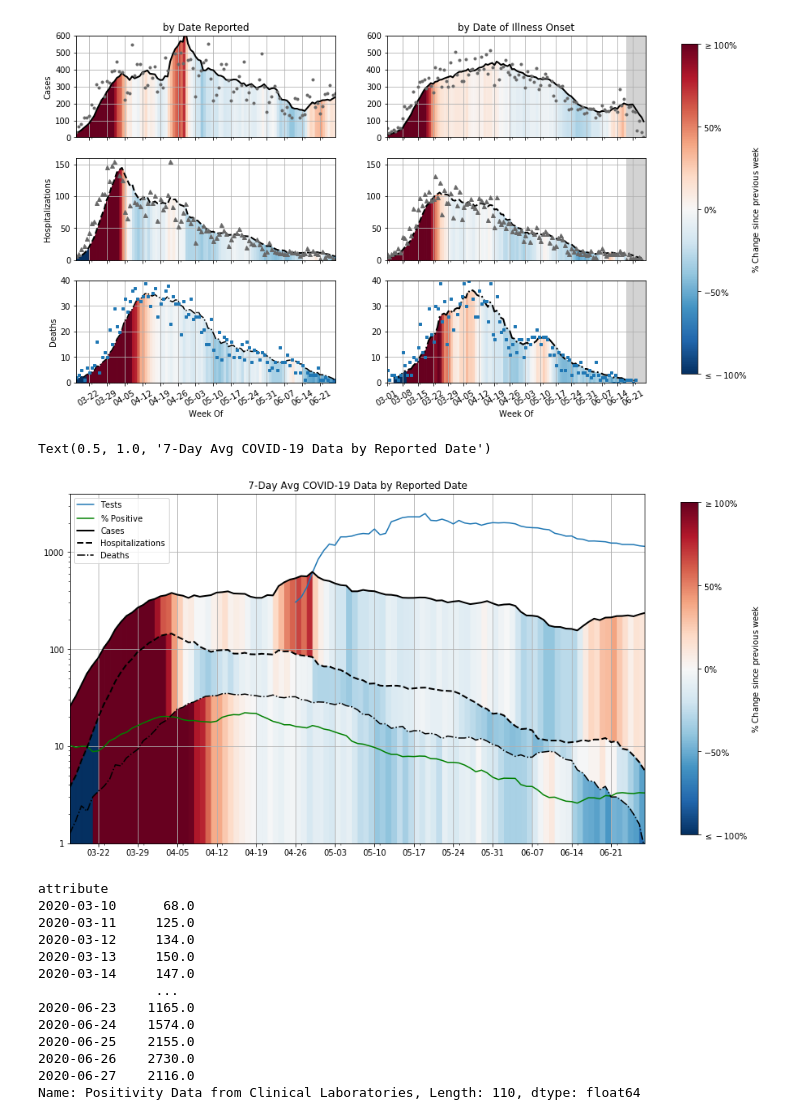
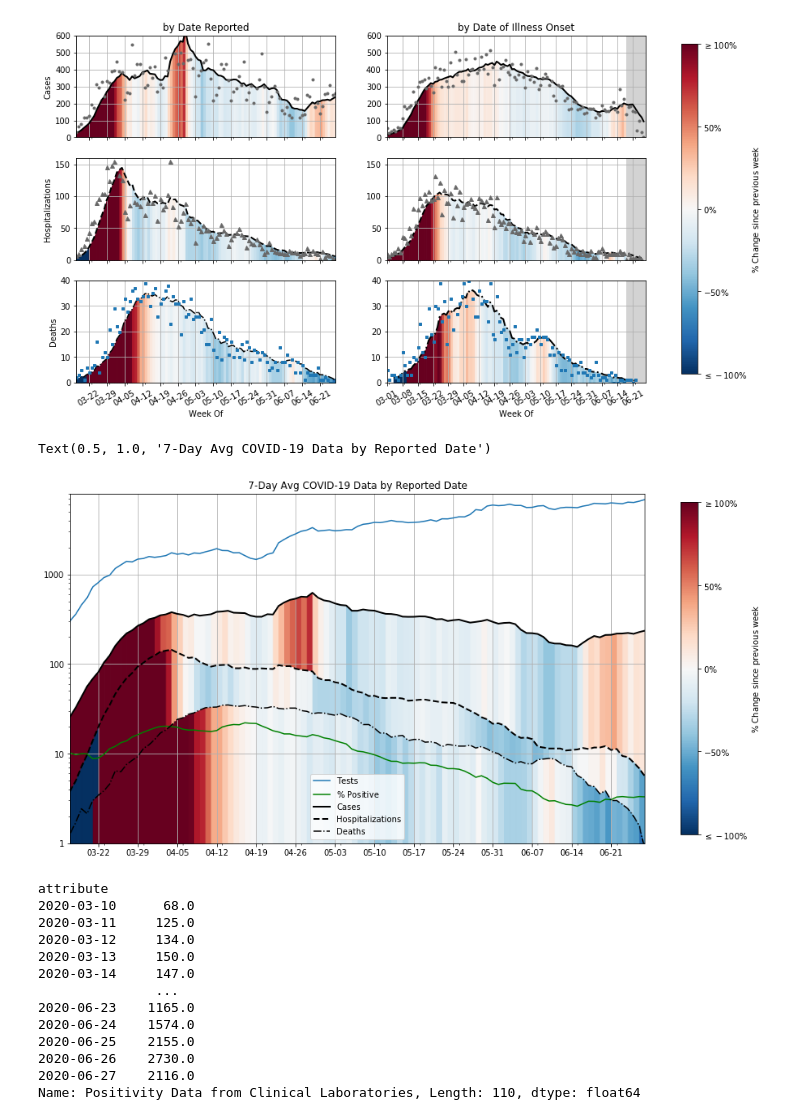
Before and after one commit to mrsoltys/COVID-Vis, a Jupyter notebook: CO Covid19 Cases, Hosp, and Death plots.ipynb, the cells around one changed output. Cells and saved outputs as stored; diff of their text form; code cells hidden in the pictures.

```diff
--- a/CO Covid19 Cases, Hosp, and Death plots.ipynb
+++ b/CO Covid19 Cases, Hosp, and Death plots.ipynb
@@ -32,10 +32,9 @@ COVID=pd.concat([df1,df2,df3,df4,df5,df6,df7], axis=1).rename(columns={"Cases of
                          "Cumulative Number of Deaths From COVID-19 in Colorado by Date of Illness":"Deaths by Onset",})
 COVID["Percent Positve"]=pd.DataFrame(data=df['Positivity Data from Clinical Laboratories'].dropna()
                  .xs('Percent Positivity', axis=0, level=1, drop_level=True))['Positivity Data from Clinical Laboratories']
-COVID["CDPHETests"]=pd.DataFrame(data=df['Positivity Data from Clinical Laboratories'].dropna()
-                 .xs('Count of people tested by CDPHE lab', axis=0, level=1, drop_level=True))['Positivity Data from Clinical Laboratories']
-COVID["nonCDPHETests"]=pd.DataFrame(data=df['Positivity Data from Clinical Laboratories'].dropna()
-                 .xs('Count of people tested by non-CDPHE (commercial) lab', axis=0, level=1, drop_level=True))['Positivity Data from Clinical Laboratories']+
+COVID["Total Tests"]=pd.DataFrame(data=df['Positivity Data from Clinical Laboratories'].dropna()
+                 .xs('Count of people tested by CDPHE lab', axis=0, level=1, drop_level=True))['Positivity Data from Clinical Laboratories']+pd.DataFrame(data=df['Positivity Data from Clinical Laboratories'].dropna()
+                 .xs('Count of people tested by non-CDPHE (commercial) lab', axis=0, level=1, drop_level=True))['Positivity Data from Clinical Laboratories']
 
 #Sort Index by date
 COVID.index = pd.to_datetime(COVID.index)
@@ -194,35 +193,35 @@ COVID.plot(y="7DayReport",linewidth=2,color='k',ax=axs,label='Cases')
 for i in range(0,N):
     axs.fill_between(x=dates[i-1:i+1],y1=COVID["7DayReport"][i-1:i+1],y2=1, color=cmap(normalize(COVID["change in 7 day reported"][i])))
 
 COVID.plot(y='7DayHosp',ax=axs,style='--',color='k',linewidth=2,label='Hospitalizations')
 for i in range(0,N):
     axs.fill_between(x=dates[i-1:i+1],y1=COVID["7DayHosp"][i-1:i+1],y2=1, color=cmap(normalize(COVID["change in 7 day Hosp"][i])))
 
 COVID.plot(y='7DayDeaths',ax=axs,style='-.',color='black',label='Deaths')
 for i in range(0,N):
     axs.fill_between(x=dates[i-1:i+1],y1=COVID["7DayDeaths"][i-1:i+1],y2=1, color=cmap(normalize(COVID["change in 7 day Deaths"][i])))
 
 
-axs.set(xlabel='',ylabel='',xlim=[datetime.date(2020, 3, 17), dates[N-1]],ylim=(1, 4000),yscale='log')
+axs.set(xlabel='',ylabel='',xlim=[datetime.date(2020, 3, 17), dates[N-1]],ylim=(1, 8000),yscale='log')
 axs.yaxis.set_major_formatter(ScalarFormatter())
 formatter = mdates.DateFormatter("%m-%d")
 axs.xaxis.set_major_formatter(formatter)
 locator=mdates.WeekdayLocator(byweekday=WE)
 axs.xaxis.set_major_locator(locator)
 axs.grid()
 
 #Show Colorbar
 sm = plt.cm.ScalarMappable(cmap=cmap, norm=normalize)
 sm.set_array([])
 cbar = fig.colorbar(sm, ax=axs, shrink=0.95)
 cbar.set_ticks(np.arange(-100, 101,50))
 cbar.set_ticklabels(['$\leq -100\%$', '$-50\%$', '$0\%$', '$50\%$','$\geq 100\%$'])
 cbar.set_label('$\%$ Change since previous week')
 
 plt.title('7-Day Avg COVID-19 Data by Reported Date')
 # %% [output]
 Text(0.5, 1.0, '7-Day Avg COVID-19 Data by Reported Date')
-[figure, old version]
+[figure, new version]
 # %%
 dates=Covid.reset_index()['index'].values
 # %%
```
